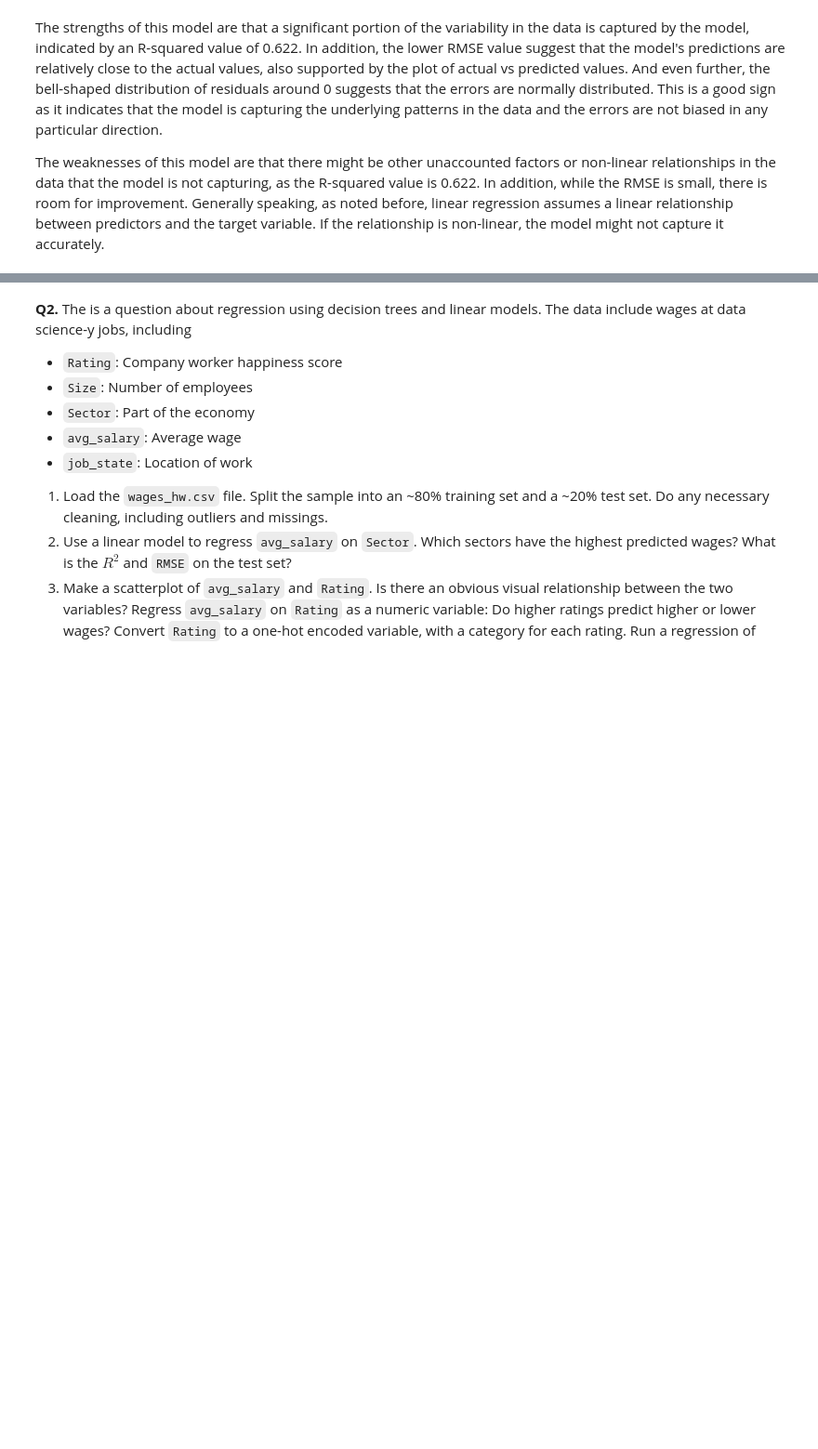
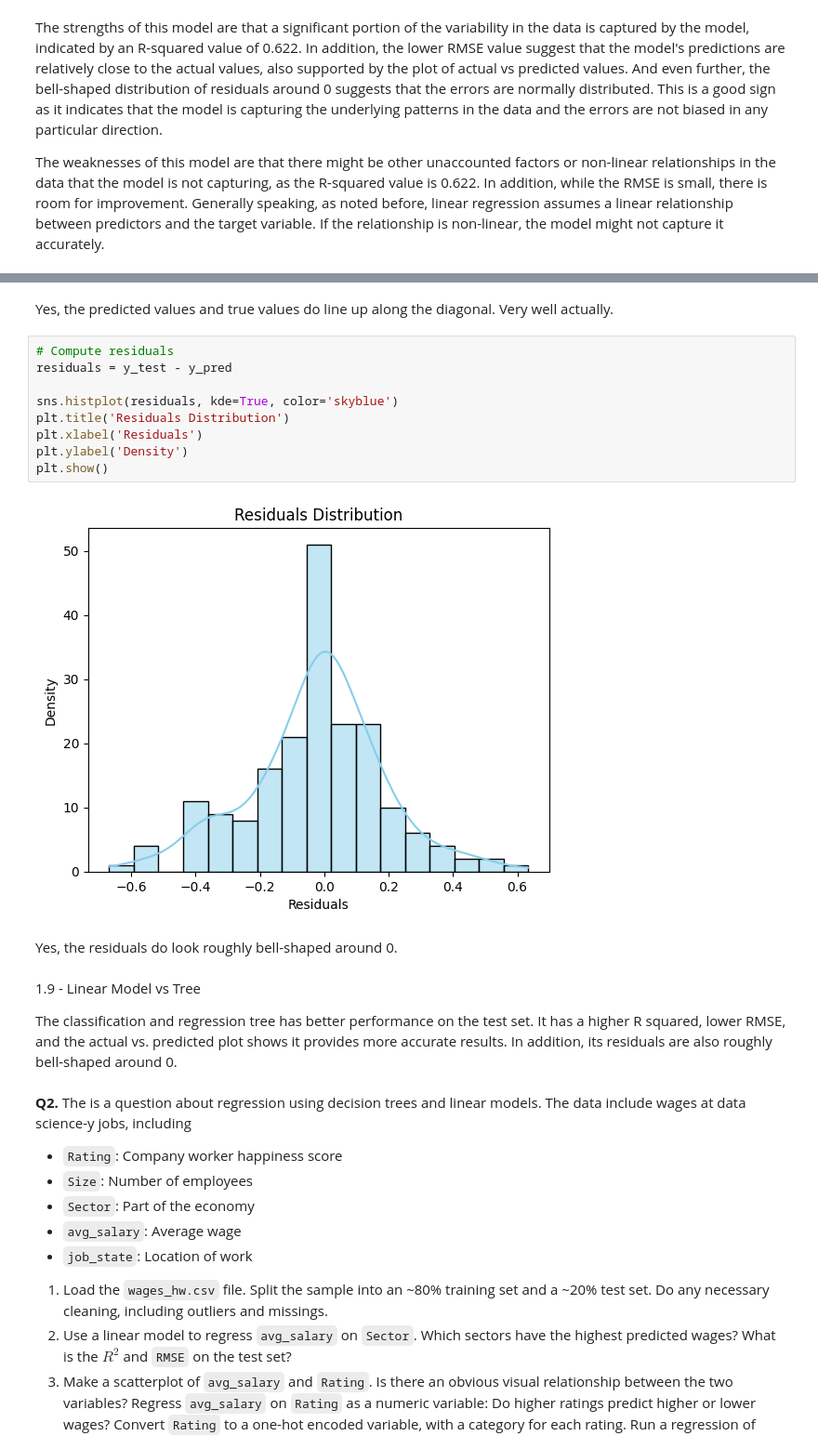
Before and after one commit to Sabrina-Hendricks/assignment4, a Jupyter notebook: assignment4.ipynb, the cells around one changed output, grey strips where cells are left out. Shown at 93% size. Cells and saved outputs as stored; diff of their text form; blank space fills up the shorter version.

```diff
--- a/assignment4.ipynb
+++ b/assignment4.ipynb
@@ -426,3 +518,22 @@ The weaknesses of this model are that there might be other unaccounted factors o
+# %% [markdown]
+Yes, the predicted values and true values do line up along the diagonal. Very well actually.
+# %%
+# Compute residuals
+residuals = y_test - y_pred
+
+sns.histplot(residuals, kde=True, color='skyblue')
+plt.title('Residuals Distribution')
+plt.xlabel('Residuals')
+plt.ylabel('Density')
+plt.show()
+# %% [output]
+[figure, added]
+# %% [markdown]
+Yes, the residuals do look roughly bell-shaped around 0.
+# %% [markdown]
+1.9 - Linear Model vs Tree
+
+The classification and regression tree has better performance on the test set. It has a higher R squared, lower RMSE, and the actual vs. predicted plot shows it provides more accurate results. In addition, its residuals are also roughly bell-shaped around 0.
 # %% [markdown]
 **Q2.** The is a question about regression using decision trees and linear models. The data include wages at data science-y jobs, including
 
```
Also changed, not shown: parts of 10 cells of this notebook.
